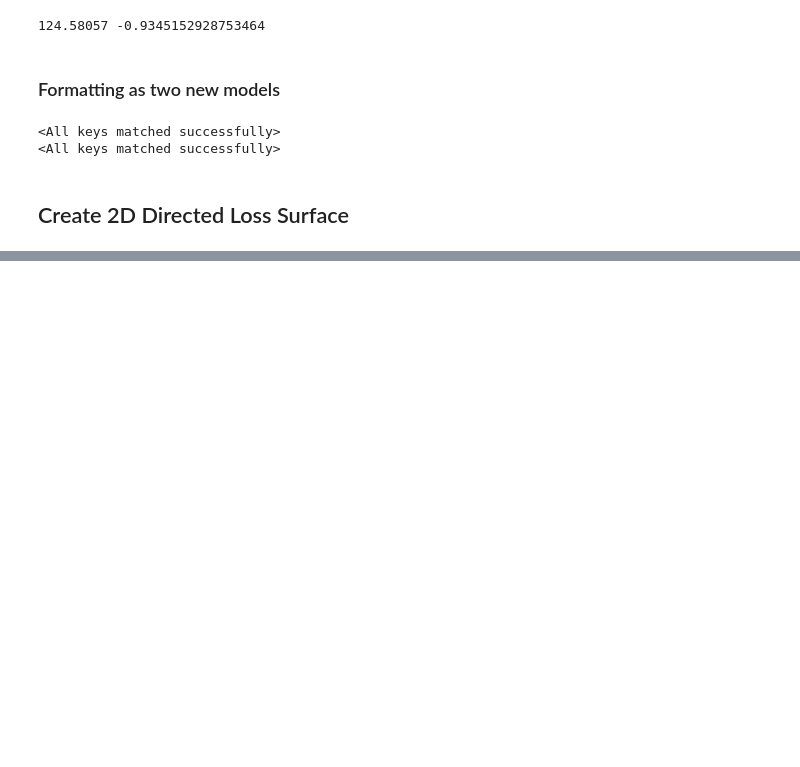
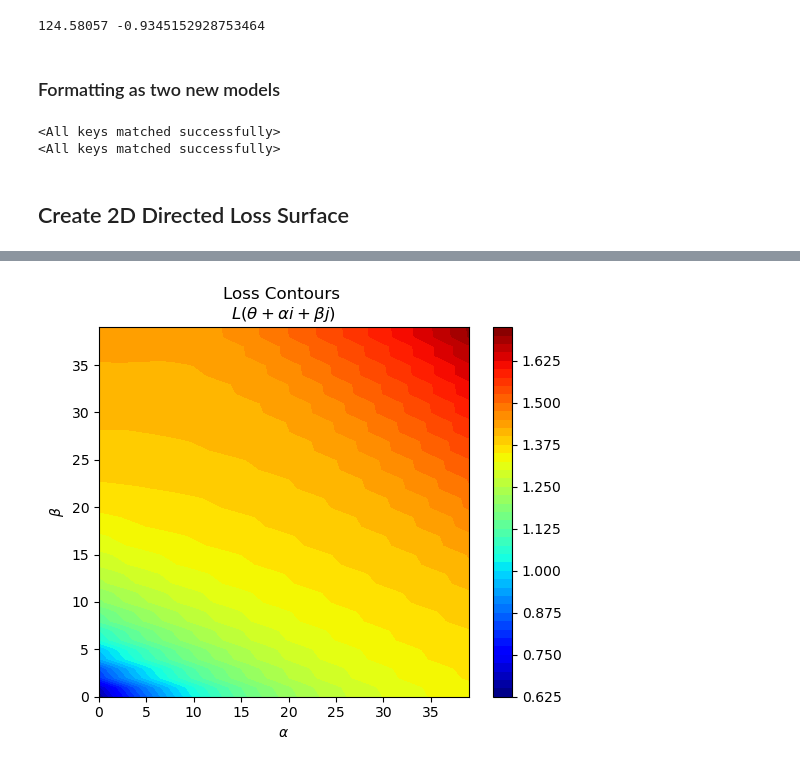
Before and after one commit to daleas0120/loss_landscapes_demo, a Jupyter notebook: demo_hessian_landscapes_esol.ipynb, the cells around one changed output, grey strips where cells are left out. Saved outputs shown, nothing was run; the diff lists cells and outputs as text; code cells hidden in the pictures; blank space fills up the shorter version.

```diff
--- a/demo_hessian_landscapes_esol.ipynb
+++ b/demo_hessian_landscapes_esol.ipynb
@@ -97,6 +97,17 @@ test_dataset = ESOLDataset(X_test_ID, y_test_ID)
 train_loader = DataLoader(train_dataset, batch_size=batch_size, shuffle=True)
 validation_loader = DataLoader(validation_dataset, batch_size=batch_size, shuffle=False)
 test_loader = DataLoader(test_dataset, batch_size=batch_size, shuffle=False)
+
+#### OUT OF DISTRIBUTION #####
+# Extract features and targets
+temp_OOD_X = [ast.literal_eval(a) for a in df[df['clusters']==-1]['fingerprints']]
+X_test_OOD = np.array([a for a in temp_OOD_X])
+
+y_test_OOD = np.asarray(df[df['clusters']==-1]['targets'], dtype=np.float32)
+
+test_OOD_dataset = ESOLDataset(X_test_OOD, y_test_OOD)
+
+test_OOD_loader = DataLoader(test_OOD_dataset, batch_size=batch_size, shuffle=False)
 # %% [markdown]
 ### Load Model
 # %%
@@ -297,0 +318,5 @@ plt.show()
+# %%
+average_array_test_OOD = calc_average_loss_array(data_loader=test_OOD_loader)
+plot_loss_contours(average_array_test_OOD)
+# %% [output]
+[figure, added]
```
Also changed, not shown: parts of 8 cells of this notebook.
